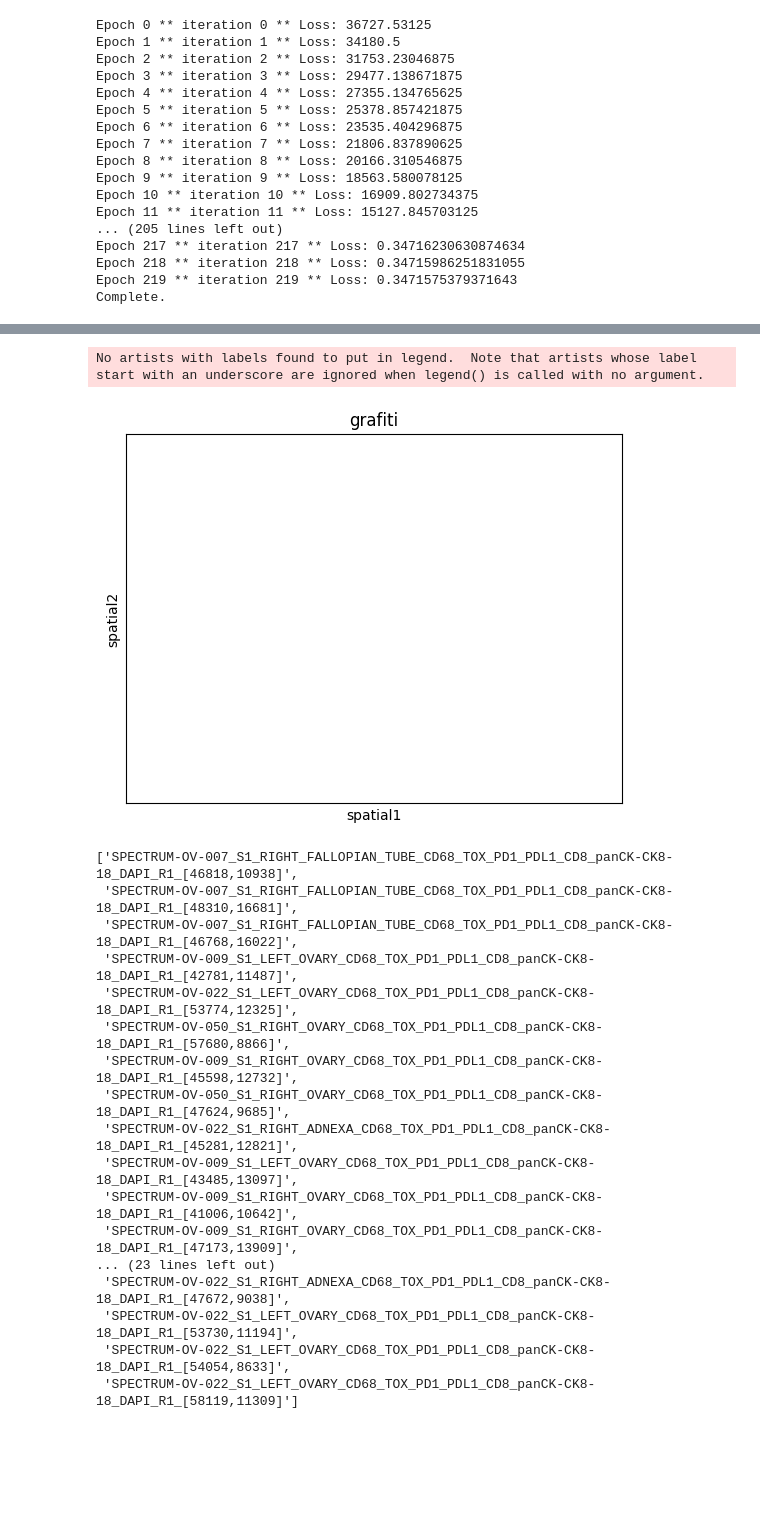
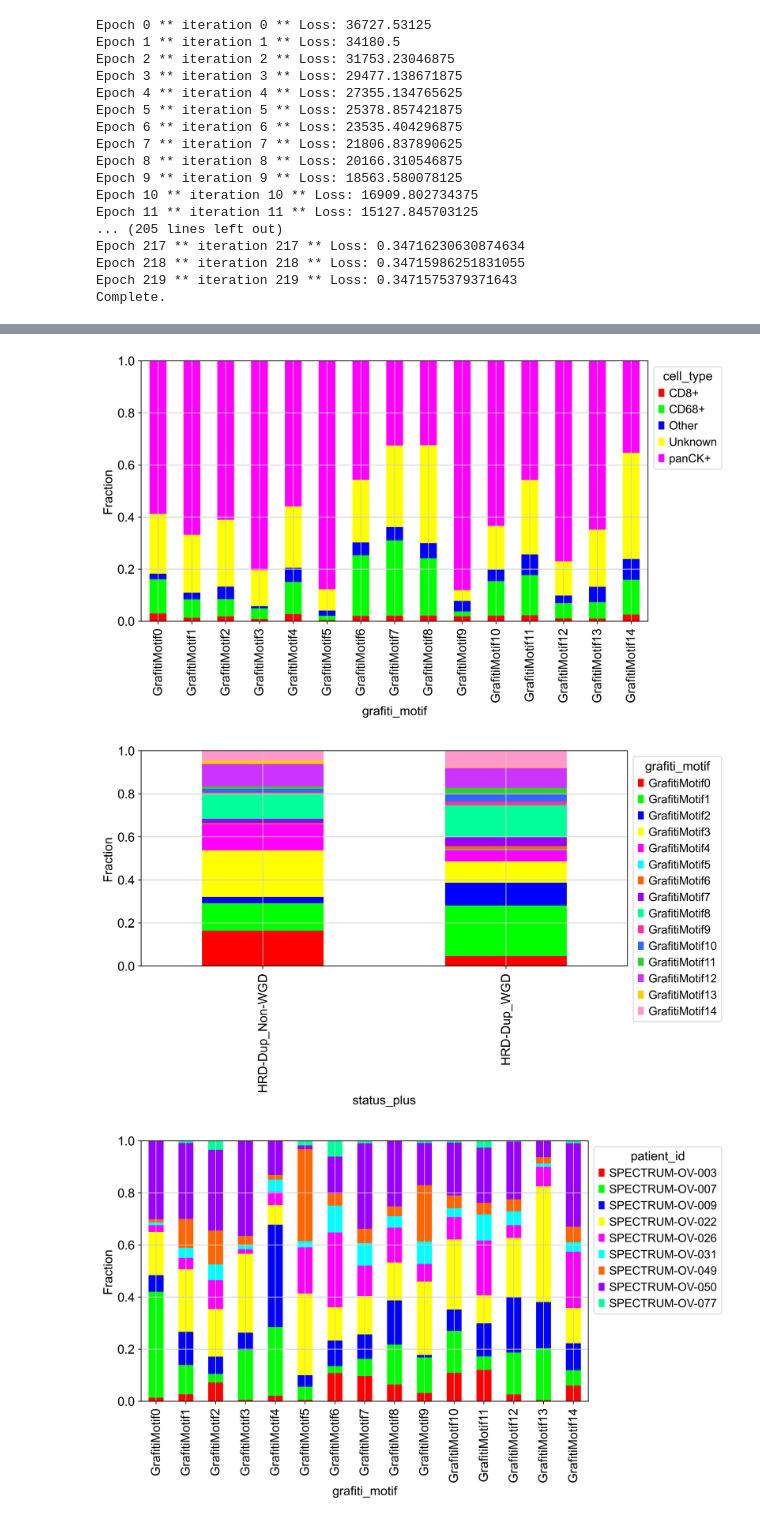
Before and after one commit to nceglia/grafiti, a Jupyter notebook: notebooks/spectrum.ipynb, the cells around one changed output, grey strips where cells are left out. Saved outputs shown, nothing was run; the diff lists cells and outputs as text; code cells hidden in the pictures; blank space fills up the shorter version.

Commit message:
updated spectrum

```diff
--- a/notebooks/spectrum.ipynb
+++ b/notebooks/spectrum.ipynb
@@ -90,28 +111,8 @@ adata.write("spectrum.h5ad")
-# %%
-adata = adata[adata.obs["spectrum_fov_id"] == valid[0]]
-adata.obs["X"] = adata.obsm["spatial"].T[0]
-adata.obs["Y"] = adata.obsm["spatial"].T[1]
-sc.pl.embedding(adata,basis="spatial",color="grafiti",s=30, alpha=0.8)
-# %% [output]
-No artists with labels found to put in legend.  Note that artists whose label start with an underscore are ignored when legend() is called with no argument.
-[figure, removed]
-# %%
-valid
-# %% [output]
-['SPECTRUM-OV-007_S1_RIGHT_FALLOPIAN_TUBE_CD68_TOX_PD1_PDL1_CD8_panCK-CK8-18_DAPI_R1_[46818,10938]',
- 'SPECTRUM-OV-007_S1_RIGHT_FALLOPIAN_TUBE_CD68_TOX_PD1_PDL1_CD8_panCK-CK8-18_DAPI_R1_[48310,16681]',
- 'SPECTRUM-OV-007_S1_RIGHT_FALLOPIAN_TUBE_CD68_TOX_PD1_PDL1_CD8_panCK-CK8-18_DAPI_R1_[46768,16022]',
- 'SPECTRUM-OV-009_S1_LEFT_OVARY_CD68_TOX_PD1_PDL1_CD8_panCK-CK8-18_DAPI_R1_[42781,11487]',
- 'SPECTRUM-OV-022_S1_LEFT_OVARY_CD68_TOX_PD1_PDL1_CD8_panCK-CK8-18_DAPI_R1_[53774,12325]',
- 'SPECTRUM-OV-050_S1_RIGHT_OVARY_CD68_TOX_PD1_PDL1_CD8_panCK-CK8-18_DAPI_R1_[57680,8866]',
- 'SPECTRUM-OV-009_S1_RIGHT_OVARY_CD68_TOX_PD1_PDL1_CD8_panCK-CK8-18_DAPI_R1_[45598,12732]',
- 'SPECTRUM-OV-050_S1_RIGHT_OVARY_CD68_TOX_PD1_PDL1_CD8_panCK-CK8-18_DAPI_R1_[47624,9685]',
- 'SPECTRUM-OV-022_S1_RIGHT_ADNEXA_CD68_TOX_PD1_PDL1_CD8_panCK-CK8-18_DAPI_R1_[45281,12821]',
- 'SPECTRUM-OV-009_S1_LEFT_OVARY_CD68_TOX_PD1_PDL1_CD8_panCK-CK8-18_DAPI_R1_[43485,13097]',
- 'SPECTRUM-OV-009_S1_RIGHT_OVARY_CD68_TOX_PD1_PDL1_CD8_panCK-CK8-18_DAPI_R1_[41006,10642]',
- 'SPECTRUM-OV-009_S1_RIGHT_OVARY_CD68_TOX_PD1_PDL1_CD8_panCK-CK8-18_DAPI_R1_[47173,13909]',
-... (23 lines left out)
- 'SPECTRUM-OV-022_S1_RIGHT_ADNEXA_CD68_TOX_PD1_PDL1_CD8_panCK-CK8-18_DAPI_R1_[47672,9038]',
- 'SPECTRUM-OV-022_S1_LEFT_OVARY_CD68_TOX_PD1_PDL1_CD8_panCK-CK8-18_DAPI_R1_[53730,11194]',
- 'SPECTRUM-OV-022_S1_LEFT_OVARY_CD68_TOX_PD1_PDL1_CD8_panCK-CK8-18_DAPI_R1_[54054,8633]',
- 'SPECTRUM-OV-022_S1_LEFT_OVARY_CD68_TOX_PD1_PDL1_CD8_panCK-CK8-18_DAPI_R1_[58119,11309]']
+# %%
+gf.pl.plot_fraction(adata,category="grafiti_motif",variable="cell_type")
+gf.pl.plot_fraction(adata,category="status_plus",variable="grafiti_motif")
+gf.pl.plot_fraction(adata,category="grafiti_motif",variable="patient_id")
+# %% [output]
+[figure, added]
+[figure, added]
+[figure, added]
```
Also changed, not shown: parts of 5 cells of this notebook.
